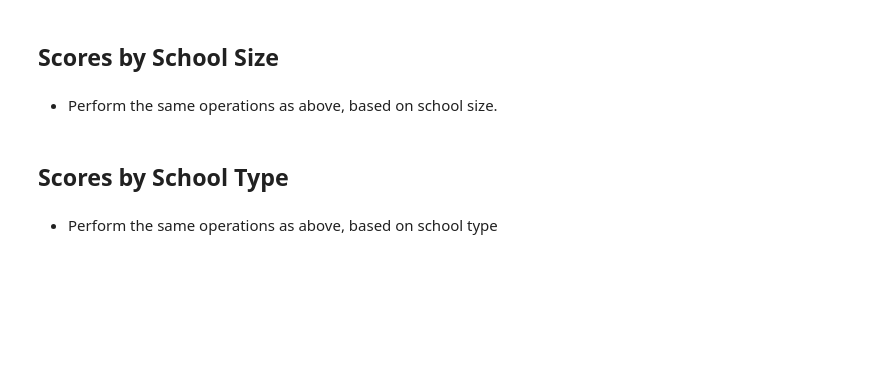
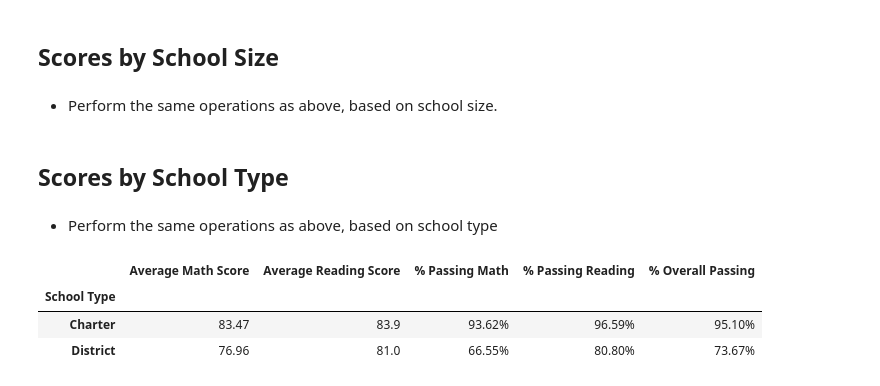
Before and after one commit to binetala/Pandas_Challenge, a Jupyter notebook: PyCitySchools_starter.ipynb, the cells around one changed output. Drawn from its saved outputs; the diff is of its cells as text; code cells hidden in the pictures; blank space fills up the shorter version.

```diff
--- a/PyCitySchools_starter.ipynb
+++ b/PyCitySchools_starter.ipynb
@@ -121,6 +121,17 @@ Passing_reading = (school_data_complete[school_data_complete['reading_score']>=7
 OverallPassingScore = (Passing_math + Passing_reading)/2
 #OverallPassingScore
 # New Dataframe
+EachSchool_noformat = pd.DataFrame({
+      "School Type":School_type,
+      "Total Students":Total_students,
+      "Total School Budget":Total_budget,
+      "Per Student Budget":Budget_perstudent,
+      "Average Math Score":Average_mathScore,
+      "Average Reading Score":Average_readingscore,
+      "% Passing Math":Passing_math,
+      "% Passing Reading":Passing_reading,
+      "% Overall Passing":OverallPassingScore})
+
 EachSchool = pd.DataFrame({
       "School Type":School_type,
       "Total Students":Total_students,
@@ -135,7 +146,7 @@ EachSchool['Total Students'] = EachSchool['Total Students'].map("{:,}".format)
 EachSchool['Total School Budget'] = EachSchool['Total School Budget'].map("${:,}".format)
 EachSchool['Per Student Budget'] = EachSchool['Per Student Budget'].map("${:.2f}".format)
 EachSchool['Average Math Score'] = EachSchool['Average Math Score'].map("{:.2f}".format)
-EachSchool['Average Reading Score'] = EachSchool['Average Reading Score'].map("{:.2f}".format)
+EachSchool['Average Reading Score'] = EachSchool['Average Reading Score'].map("{:.1f}".format)
 EachSchool['% Passing Math'] = EachSchool['% Passing Math'].map("{:.2f}%".format)
 EachSchool['% Passing Reading'] = EachSchool['% Passing Reading'].map("{:.2f}%".format)
 EachSchool['% Overall Passing'] = EachSchool['% Overall Passing'].map("{:.2f}%".format)
@@ -302,3 +313,34 @@ ReadingScores_BySchool
 ## Scores by School Type
 # %% [markdown]
 * Perform the same operations as above, based on school type
+# %%
+
+
+SchoolType_Results = EachSchool_noformat.groupby(['School Type'])
+
+AvgMathScore = SchoolType_Results["Average Math Score"].mean()
+AvgReadingScore = SchoolType_Results["Average Reading Score"].mean()
+PassingMath = SchoolType_Results["% Passing Math"].mean()
+PassingReading = SchoolType_Results["% Passing Reading"].mean()
+OverallPassing = (PassingMath + PassingReading)/2
+
+SchoolType_Results_df = pd.DataFrame({"Average Math Score": AvgMathScore,
+                                     "Average Reading Score":AvgReadingScore,
+                                     "% Passing Math":PassingMath,
+                                     "% Passing Reading": PassingReading,
+                                     "% Overall Passing":OverallPassing})
+
+
+SchoolType_Results_df['Average Math Score'] = SchoolType_Results_df['Average Math Score'].map("{:.2f}".format)
+SchoolType_Results_df['Average Reading Score'] = SchoolType_Results_df['Average Reading Score'].map("{:.1f}".format)
+SchoolType_Results_df['% Passing Math'] = SchoolType_Results_df['% Passing Math'].map("{:.2f}%".format)
+SchoolType_Results_df['% Passing Reading'] = SchoolType_Results_df['% Passing Reading'].map("{:.2f}%".format)
+SchoolType_Results_df['% Overall Passing'] = SchoolType_Results_df['% Overall Passing'].map("{:.2f}%".format)
+
+
+SchoolType_Results_df
+# %% [output]
+|  | Average Math Score | Average Reading Score | % Passing Math | % Passing Reading | % Overall Passing |
+| School Type |  |  |  |  |  |
+| Charter | 83.47 | 83.9 | 93.62% | 96.59% | 95.10% |
+| District | 76.96 | 81.0 | 66.55% | 80.80% | 73.67% |
```
